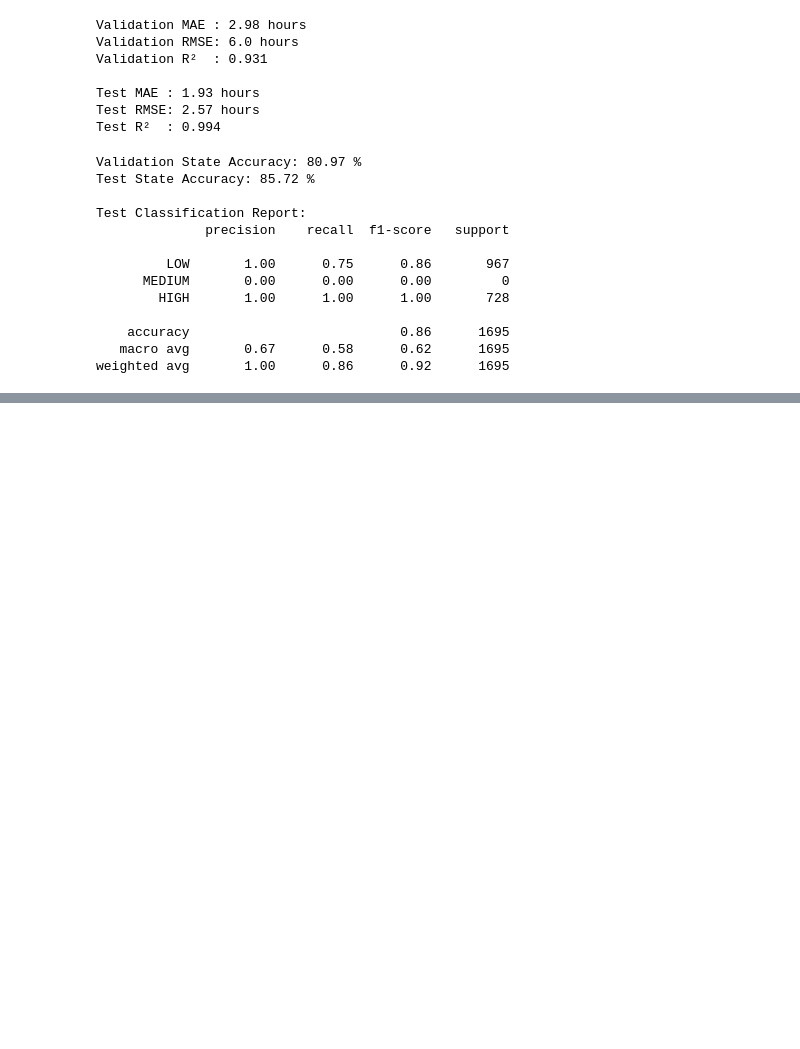
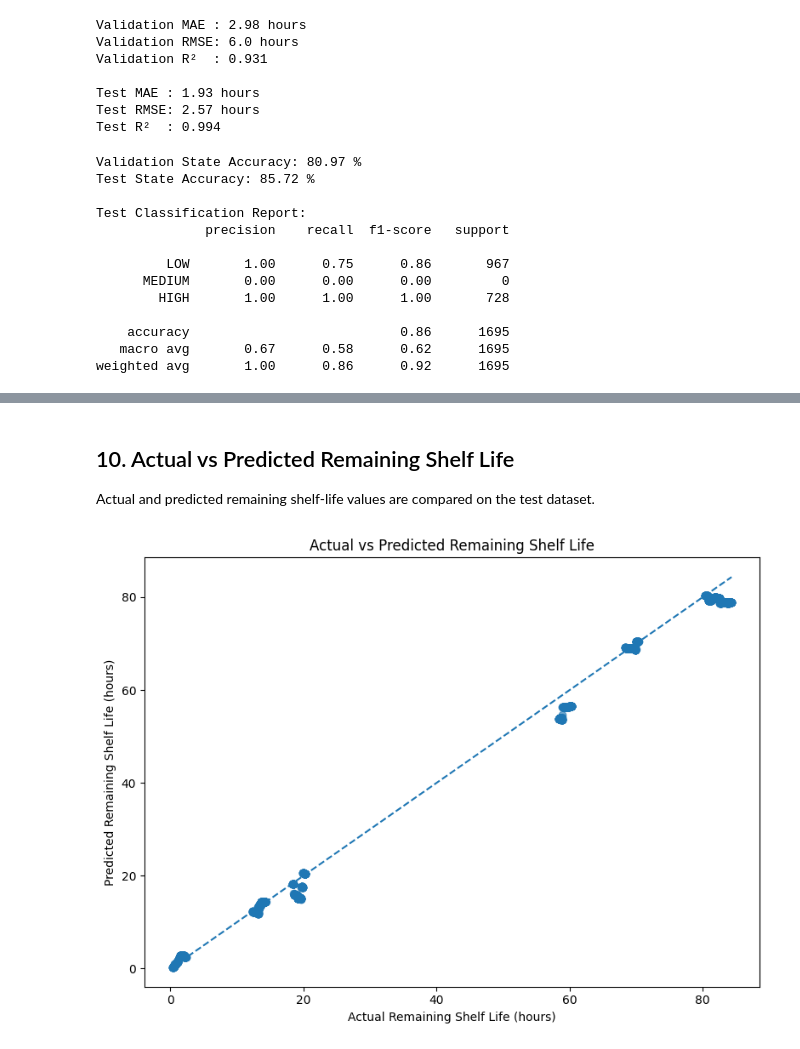
Before and after one commit to Bhagya-Navodyani/Intelligent_Fish_Storage-ML, a Jupyter notebook: notebook/Fish_Storage_ML_Pipeline.ipynb, the cells around one changed output, grey strips where cells are left out. Cells and saved outputs as stored; diff of their text form; code cells hidden in the pictures; blank space fills up the shorter version.

```diff
--- a/notebook/Fish_Storage_ML_Pipeline.ipynb
+++ b/notebook/Fish_Storage_ML_Pipeline.ipynb
@@ -865,0 +926,34 @@ weighted avg       1.00      0.86      0.92      1695
+# %% [markdown]
+## 10. Actual vs Predicted Remaining Shelf Life
+
+Actual and predicted remaining shelf-life values are compared on the test dataset.
+# %%
+# Compare actual and predicted remaining shelf life
+
+import matplotlib.pyplot as plt
+
+plt.figure(figsize=(8, 6))
+
+plt.scatter(
+    y_test,
+    test_predictions,
+    alpha=0.6
+)
+
+min_val = min(y_test.min(), test_predictions.min())
+max_val = max(y_test.max(), test_predictions.max())
+
+plt.plot(
+    [min_val, max_val],
+    [min_val, max_val],
+    linestyle="--"
+)
+
+plt.xlabel("Actual Remaining Shelf Life (hours)")
+plt.ylabel("Predicted Remaining Shelf Life (hours)")
+plt.title("Actual vs Predicted Remaining Shelf Life")
+
+plt.tight_layout()
+plt.show()
+# %% [output]
+[figure, added]
```
Also changed, not shown: parts of 2 cells of this notebook.
